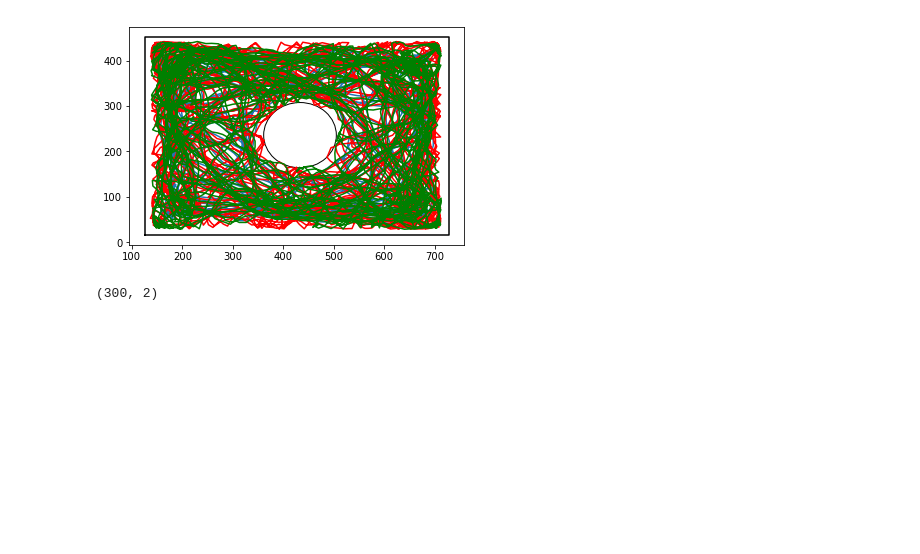
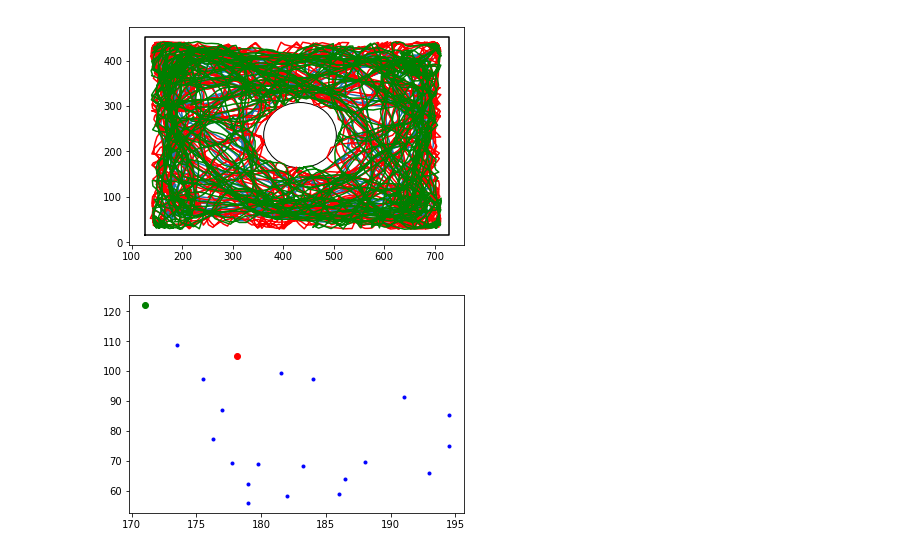
Before and after one commit to klil-machine-learning/bug-prediction, a Jupyter notebook: organize_features.ipynb, the cells around one changed output. Saved outputs shown, nothing was run; the diff lists cells and outputs as text; code cells hidden in the pictures; blank space fills up the shorter version.

```diff
--- a/organize_features.ipynb
+++ b/organize_features.ipynb
@@ -32,7 +32,5 @@ plt.gca().add_patch(circ)
 [figure]
 # %%
 mat = df.loc[:6000, ['C_x','C_y']].values.reshape((300,40))
-train = mat.T[:-2,:].T
-mat.T[-2:,:].T.shape
+X = mat.T[:-2,:].T
+y = mat.T[-2:,:].T
-# %% [output]
-(300, 2)
@@ -44,0 +37,24 @@ def split_train_test(df, train_len=19, test_len=1):
+# %%
+from sklearn.ensemble import RandomForestRegressor
+
+def regressor(model):
+    model.fit(X, y)
+    preds = model.predict(X)
+    return preds
+
+
+def show_train_test_preds(ind, preds):
+    plot = plt.plot(X[ind-1:ind, 0::2], X[ind-1:ind, 1::2], 'b.', y[ind-1:ind, 0::2], y[ind-1:ind, 1::2], 'go',  preds[ind-1:ind, 0::2], preds[ind-1:ind, 1::2], 'ro')
+    return plot
+
+
+def show_train_test(ind):
+    plot = plt.plot(X[ind-1:ind, 0::2], X[ind-1:ind, 1::2], 'b.', y[ind-1:ind, 0::2], y[ind-1:ind, 1::2], 'go')
+    return plot
+
+rf = RandomForestRegressor(n_estimators=100)
+preds = regressor(rf)
+
+show_train_test_preds(30, preds);
+# %% [output]
+[figure, added]
```
Also changed, not shown: parts of 3 cells of this notebook.
